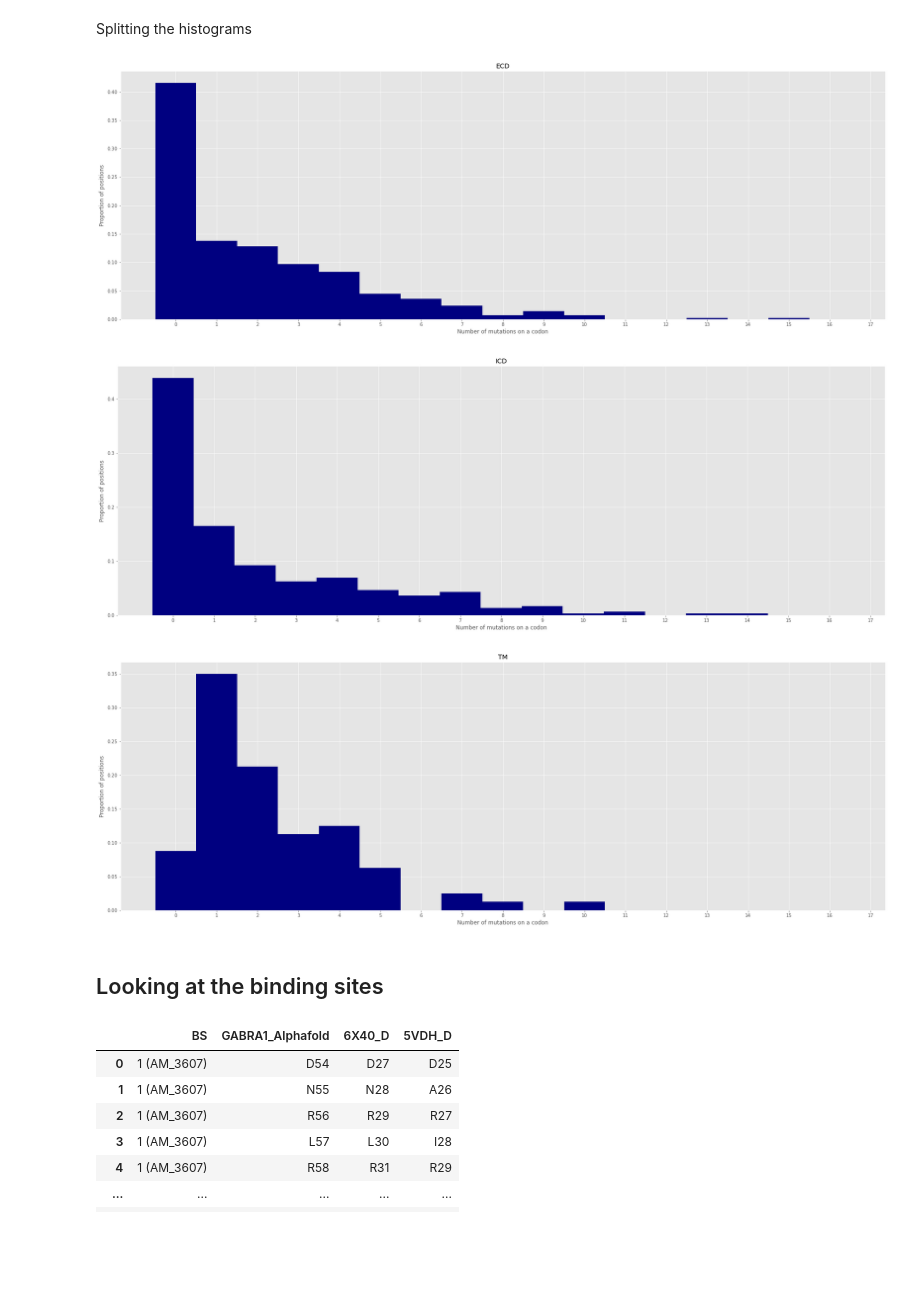
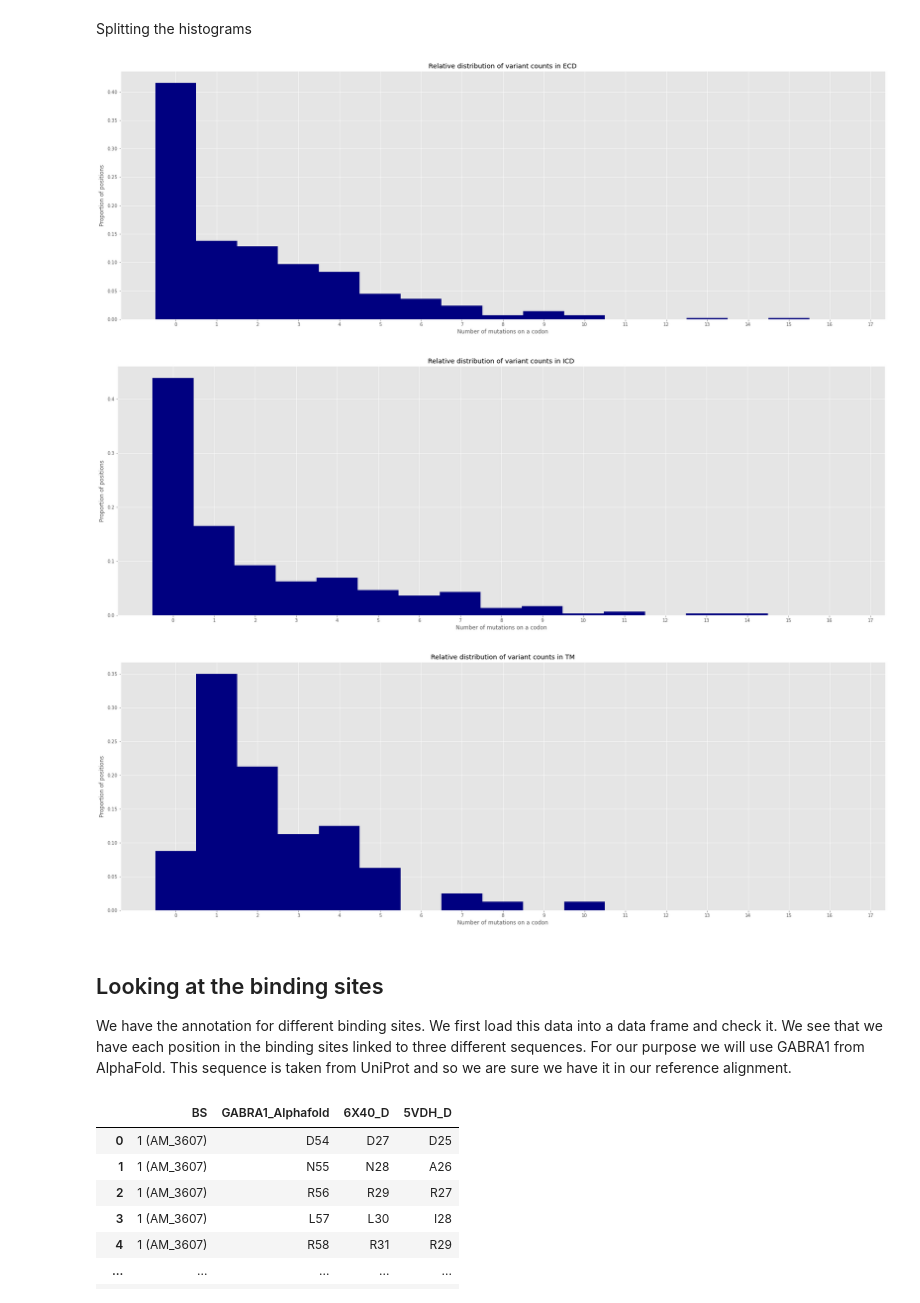
Before and after one commit to JureFabjan/gnomAD, a Jupyter notebook: Processing.ipynb, the cells around one changed output. Drawn from its saved outputs; the diff is of its cells as text; code cells hidden in the pictures; blank space fills up the shorter version.

```diff
--- a/Processing.ipynb
+++ b/Processing.ipynb
@@ -655,0 +674,2 @@ Counter({53.0: 6,
+# %%
+matplotlib.rcParams["figure.figsize"] = (10, 10)
@@ -702,3 +749,5 @@ See the caveats in the documentation: https://pandas.pydata.org/pandas-docs/stab
+# %%
+matplotlib.rcParams["figure.figsize"] = (30, 10)
 # %%
 pyplot.hist(x["Count"], bins = range(0, int(max(x["Count"]))))
 pyplot.xticks(range(0, int(max(x["Count"]))))
@@ -736,17 +790,19 @@ Splitting the histograms
 # %%
 for y in (("ECD",), ("ICD",), ("TM1", "TM2", "TM3", "TM4")):
     pyplot.hist(x["Count"][x["Region"].isin(y)], bins = range(0, int(max(x["Count"]))), color="navy", lw=0, density=True, align="left")
     pyplot.xticks(range(0, int(max(x["Count"]))))
-    pyplot.title(y[0].split('1')[0])
+    pyplot.title(f"Relative distribution of variant counts in {y[0].split('1')[0]}")
     pyplot.xlabel(f"Number of mutations on a codon")
     pyplot.ylabel("Proportion of positions")
     pyplot.show()
 # %% [output]
-[figure, old version]
+[figure, new version]
-[figure, old version]
+[figure, new version]
-[figure, old version]
+[figure, new version]
-# %% [markdown]
-## Looking at the binding sites
+# %% [markdown]
+## Looking at the binding sites
+
+We have the annotation for different binding sites. We first load this data into a data frame and check it. We see that we have each position in the binding sites linked to three different sequences. For our purpose we will use GABRA1 from AlphaFold. This sequence is taken from UniProt and so we are sure we have it in our reference alignment.
 # %%
 binding_sites = pandas.read_csv("Binding_sites_numbering.csv")
 binding_sites
```
Also changed, not shown: parts of 59 cells of this notebook.
